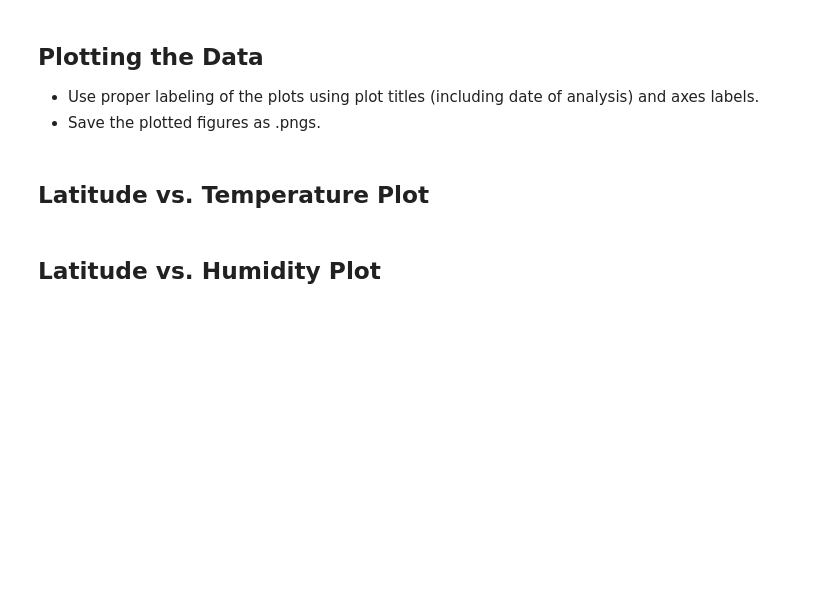
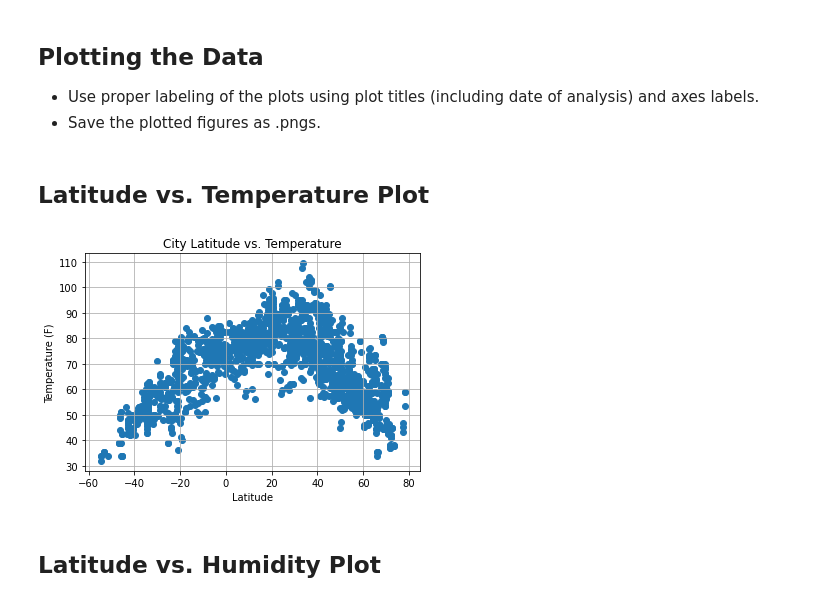
Before and after one commit to hauckc21/python-api-challenge, a Jupyter notebook: code/Weather.Py/WeatherPy.ipynb, the cells around one changed output. Saved outputs shown, nothing was run; the diff lists cells and outputs as text; code cells hidden in the pictures; blank space fills up the shorter version.

```diff
--- a/code/Weather.Py/WeatherPy.ipynb
+++ b/code/Weather.Py/WeatherPy.ipynb
@@ -210,3 +116,24 @@ print("--------------------------")
 ### Convert Raw Data to DataFrame
 * Export the city data into a .csv.
 * Display the DataFrame
+# %%
+#Create a DF
+weather_dict = {
+    "City": new_cities,
+    "Lat": lat,
+    "Lng": lng,
+    "Temperature": mxtemp,
+    "Humidity": humidity,
+    "Cloudiness": cloudiness,
+    "Wind Speed": wind_speed,
+    "Country": country,
+    "Date": date
+}
+
+weather_data_df = pd.DataFrame(weather_dict)
+
+#Save DataFrame as CSV
+pd.DataFrame.to_csv(weather_data_df, '../weather_data_df.csv')
+
+#Display DF
+weather_data_df.head()
@@ -230,5 +168,15 @@ Skip this step if there are no cities that have humidity > 100%.
 * Save the plotted figures as .pngs.
 # %% [markdown]
 ## Latitude vs. Temperature Plot
+# %%
+#Plot latitude vs temperature and save as .png
+plt.scatter(weather_data_df['Lat'], weather_data_df['Temperature'])
+plt.title(f'City Latitude vs. Temperature')
+plt.xlabel('Latitude')
+plt.ylabel('Temperature (F)')
+plt.grid(True)
+plt.savefig('lat_temp.png', bbox_inches='tight')
+# %% [output]
+[figure, added]
 # %% [markdown]
 ## Latitude vs. Humidity Plot
```
Also changed, not shown: parts of 22 cells of this notebook, 5 other files.
